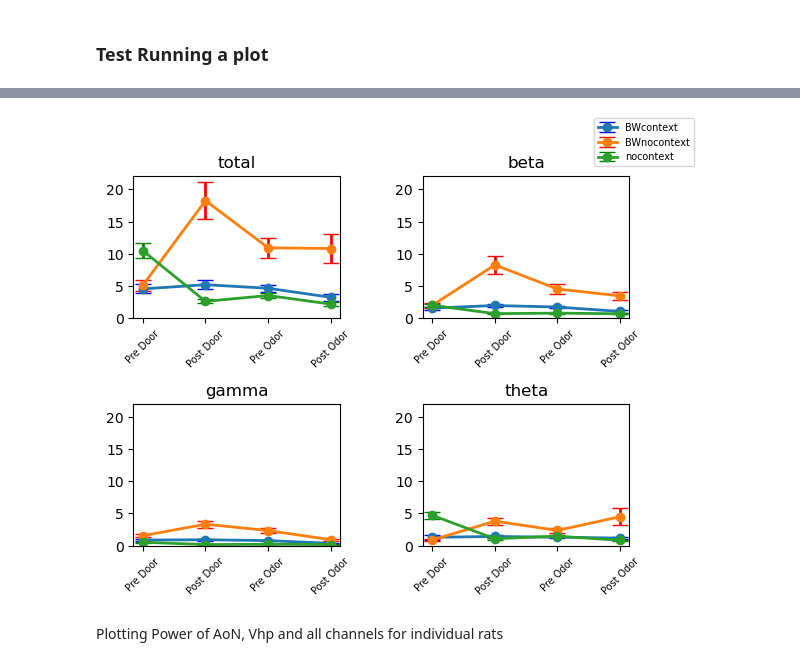
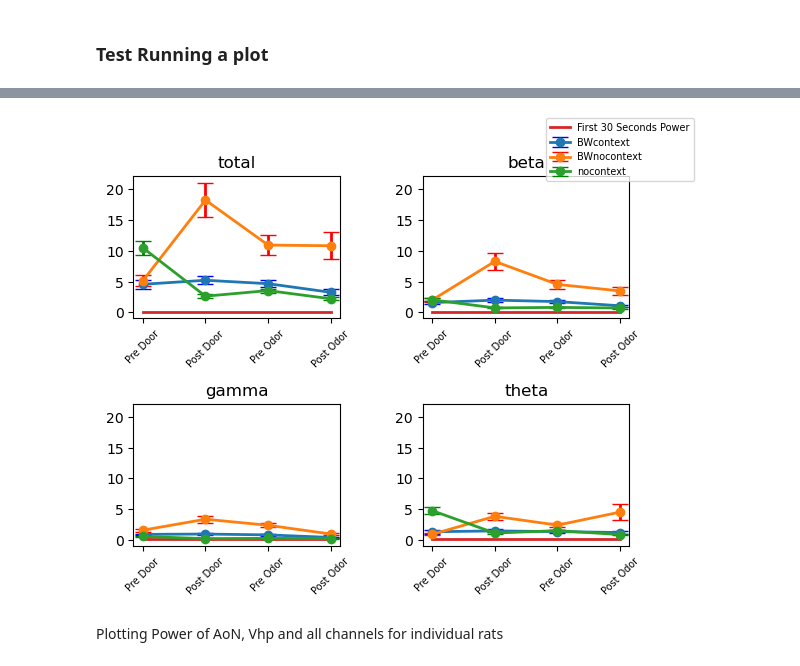
Before and after one commit to namanagrawal97/cpl_analysis_naman, a Jupyter notebook: power_plotting.ipynb, the cells around one changed output, grey strips where cells are left out. Saved outputs shown, nothing was run; the diff lists cells and outputs as text; code cells hidden in the pictures.

Commit message:
trying to add the power of the first 30 seconds to the data and plotting

```diff
--- a/power_plotting.ipynb
+++ b/power_plotting.ipynb
@@ -15,7 +15,7 @@ print(files)
 Hello Thomas
 ['C:\\Users\\Thomas\\Dropbox\\CPLab\\all_data_mat_filtered\\20230529_dk1_nocontext.mat', 'C:\\Users\\Thomas\\Dropbox\\CPLab\\all_data_mat_filtered\\20230529_dk3_nocontext.mat', 'C:\\Users\\Thomas\\Dro ...
 # %%
-compiled_data=pd.read_csv('compiled_data.csv')
+compiled_data=pd.read_csv(os.path.join(savepath,'compiled_data.csv'))
 # %%
 import numpy as np
 all_experiments=np.unique(compiled_data['experiment'])
@@ -55,12 +55,12 @@ print(all_experiments)
 bands=['total','beta','gamma','theta']
 events=['_power_pre_door','_power_post_door','_power_pre_odor','_power_post_odor']
 
-all_data=pd.DataFrame(columns=['experiment','event','mean','se'])
+all_data=pd.DataFrame(columns=['experiment','first 30 seconds power','event','mean','se'])
 aon_data=compiled_data[compiled_data['channel'].str.contains('AON')]
 vhp_data=compiled_data[compiled_data['channel'].str.contains('vHp')]
 
-mean_data_aon=pd.DataFrame(columns=['experiment','event','mean','se'])
-mean_data_vhp=pd.DataFrame(columns=['experiment','event','mean','se'])
+mean_data_aon=pd.DataFrame(columns=['experiment','first 30 seconds power','event','mean','se'])
+mean_data_vhp=pd.DataFrame(columns=['experiment','first 30 seconds power','event','mean','se'])
 
 total_dict={}
 beta_dict={}
@@ -74,11 +74,11 @@ for experimenti in all_experiments:
     mean_list=[]
     sem_list=[]
     for eventsi in events:
-      row_all=pd.DataFrame({'experiment':[experimenti],'event':[bandi+eventsi],'mean':[small_data[bandi+eventsi].mean()],'se':[small_data[bandi+eventsi].sem()]})
+      row_all=pd.DataFrame({'experiment':[experimenti],'event':[bandi+eventsi],'first 30 seconds power':[small_data['first 30 seconds power'].mean()],'mean':[small_data[bandi+eventsi].mean()],'se':[small_data[bandi+eventsi].sem()]})
       all_data=pd.concat([all_data,row_all])
-      row_aon=pd.DataFrame({'experiment':[experimenti],'event':[bandi+eventsi],'mean':[small_data_aon[bandi+eventsi].mean()],'se':[small_data_aon[bandi+eventsi].sem()]})
+      row_aon=pd.DataFrame({'experiment':[experimenti],'event':[bandi+eventsi],'first 30 seconds power':[small_data_aon['first 30 seconds power'].mean()],'mean':[small_data_aon[bandi+eventsi].mean()],'se':[small_data_aon[bandi+eventsi].sem()]})
       mean_data_aon=pd.concat([mean_data_aon,row_aon])
-      row_vhp=pd.DataFrame({'experiment':[experimenti],'event':[bandi+eventsi],'mean':[small_data_vhp[bandi+eventsi].mean()],'se':[small_data_vhp[bandi+eventsi].sem()]})
+      row_vhp=pd.DataFrame({'experiment':[experimenti],'event':[bandi+eventsi],'first 30 seconds power':[small_data_vhp['first 30 seconds power'].mean()],'mean':[small_data_vhp[bandi+eventsi].mean()],'se':[small_data_vhp[bandi+eventsi].sem()]})
       mean_data_vhp=pd.concat([mean_data_vhp,row_vhp])
 #print(all_data)
 # %% [markdown]
@@ -131,34 +135,37 @@ df=mean_data_aon
 
 fig, axs=plt.subplots(2,2)
 axs=axs.flatten()
 xticklabels = ['Pre Door', 'Post Door', 'Pre Odor', 'Post Odor']
 
 for i,bandi in enumerate(bands):
   data_filter1=df[df['event'].str.contains(bandi)]
   BWcontext_data=data_filter1[data_filter1['experiment']=='BWcontext']
   BWnocontext_data=data_filter1[data_filter1['experiment']=='BWnocontext']
   nocontext_data=data_filter1[data_filter1['experiment']=='nocontext']
   axs[i].errorbar(x=BWcontext_data['event'], y=BWcontext_data['mean'], yerr=BWcontext_data['se'], fmt='-o', linewidth=2, capsize=6,label='BWcontext',ecolor='blue')
   axs[i].errorbar(x=BWnocontext_data['event'], y=BWnocontext_data['mean'], yerr=BWnocontext_data['se'], fmt='-o', linewidth=2, capsize=6,label='BWnocontext',ecolor='red')
   axs[i].errorbar(x=nocontext_data['event'], y=nocontext_data['mean'], yerr=nocontext_data['se'], fmt='-o', linewidth=2, capsize=6,label='nocontext',ecolor='green')
+  axs[i].plot(BWnocontext_data['event'],
+        BWnocontext_data['first 30 seconds power'],
+        linewidth=2, label='First 30 Seconds Power')
   ax=axs[i]
   ax.set_title(bandi)
   #ax.legend()
   ax.set_xticks(range(len(xticklabels)))
   ax.set_xticklabels(xticklabels)
   ax.tick_params(axis='x', labelrotation=45,labelsize=7)
 #plt.tight_layout()
 ymin = min([ax.get_ylim()[0] for ax in axs.flat])
 ymax = max([ax.get_ylim()[1] for ax in axs.flat])
 for ax in axs.flat:
     ax.set_ylim(ymin, ymax)
 
 handles, labels = axs[0].get_legend_handles_labels()
 fig.legend(handles, labels, loc='upper right', prop={'size':7})
 plt.subplots_adjust(wspace=0.4, hspace=0.6)  # Adjust values as needed  # Adjust 'loc' as needed
 plt.show()
 # %% [output]
-[figure, old version]
+[figure, new version]
 # %% [markdown]
 Plotting Power of AoN, Vhp and all channels for individual rats
 # %%
```
Also changed, not shown: parts of 2 cells of this notebook, 4 other files.
